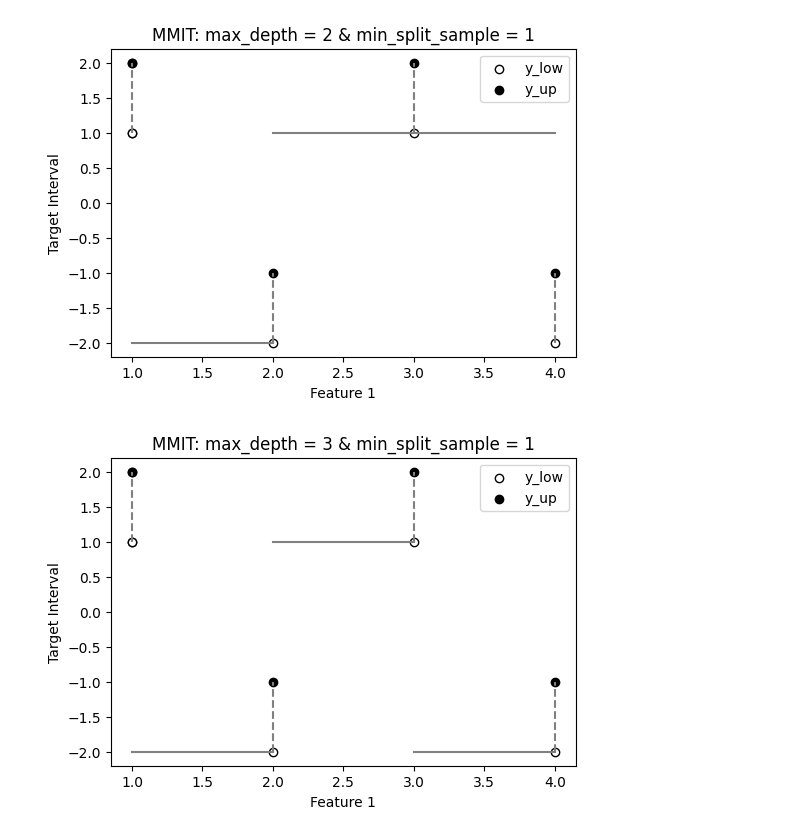
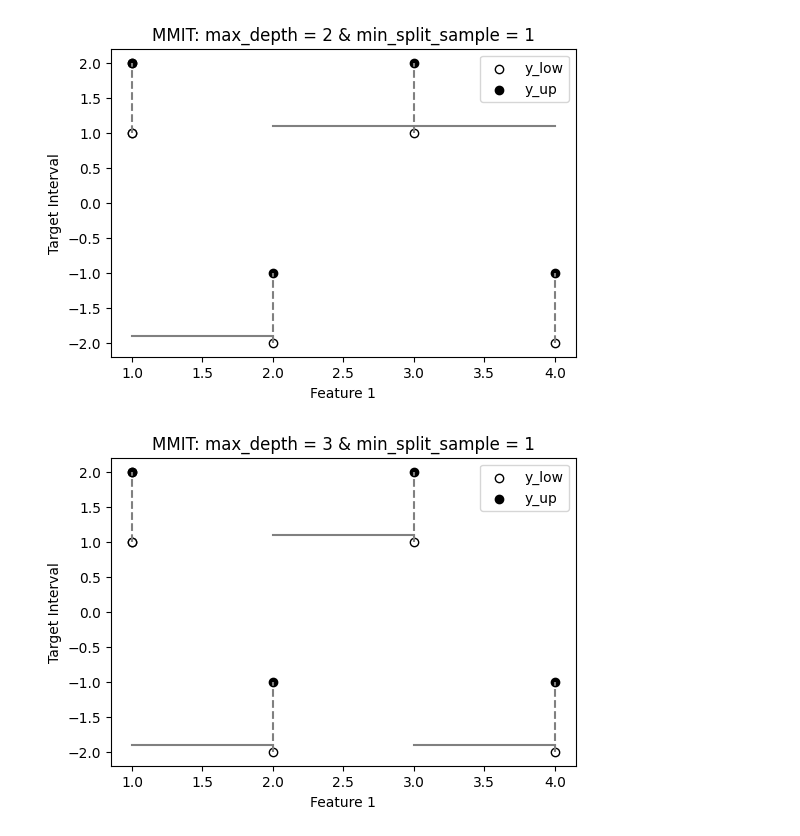
Before and after one commit to lamtung16/ML_Python_MMIT, a Jupyter notebook: test.ipynb, the cells around one changed output. Cells and saved outputs as stored; diff of their text form; code cells hidden in the pictures.

```diff
--- a/test.ipynb
+++ b/test.ipynb
@@ -2,7 +2,7 @@
 import numpy as np
 import matplotlib.pyplot as plt
 # %%
-class CustomDecisionTreeRegressor:
+class MMIT:
     def __init__(self, max_depth=3, margin_length=0.1, p=2, min_split_sample=2):
         # Initialize hyperparameters
         self.max_depth = max_depth  # Maximum depth of the tree
@@ -17,12 +17,11 @@ class CustomDecisionTreeRegressor:
 
     def hinge_error(self, y_pred, y_low, y_up):
         # Calculate hinge error based on prediction and interval targets
-        return (self.relu(y_low - y_pred + self.margin_length) ** self.p +
-                self.relu(y_pred - y_up + self.margin_length) ** self.p)
+        return self.relu(y_low - y_pred + self.margin_length) ** self.p + self.relu(y_pred - y_up + self.margin_length) ** self.p
 
     def best_split(self, X, y):
         # Determine the best feature and threshold for splitting the data
-        n_samples, n_features = X.shape
+        _, n_features = X.shape
         best_feature, best_threshold = None, None
         min_error = float('inf')
 
@@ -51,8 +50,8 @@ class CustomDecisionTreeRegressor:
 
     def evaluate_split(self, y):
         # Evaluate the hinge error for a split
-        y_low = y[:, 0]
-        y_up = y[:, 1]
+        y_low = y[:, 0] + self.margin_length
+        y_up = y[:, 1] - self.margin_length
         valid_values = np.concatenate([y_low[y_low != -np.inf], y_up[y_up != np.inf]])
 
         if len(valid_values) == 0:
@@ -65,8 +64,8 @@ class CustomDecisionTreeRegressor:
 
     def predict_leaf_value(self, y):
         # Predict the value at a leaf node
-        y_low = y[:, 0]
-        y_up = y[:, 1]
+        y_low = y[:, 0] + self.margin_length
+        y_up = y[:, 1] - self.margin_length
         valid_values = np.concatenate([y_low[y_low != -np.inf], y_up[y_up != np.inf]])
 
         if len(valid_values) == 0:
@@ -197,16 +196,16 @@ dtr.plot_tree_predictions(1, X, y)
 # %%
 # Example Usage
 X = np.array([[1, 1], [2, 1], [3, 1], [4, 1]])
 y = np.array([[1, 2], [-2, -1], [1, 2], [-2, -1]])
 
 # Plot predictions
-dtr = CustomDecisionTreeRegressor(max_depth=2, margin_length=0.1, p=2, min_split_sample=1)
+dtr = MMIT(max_depth=2, margin_length=0.1, p=2, min_split_sample=1)
 dtr.fit(X, y)
 dtr.plot_tree_predictions(1, X, y)
 
-dtr = CustomDecisionTreeRegressor(max_depth=3, margin_length=0.1, p=2, min_split_sample=1)
+dtr = MMIT(max_depth=3, margin_length=0.1, p=2, min_split_sample=1)
 dtr.fit(X, y)
 dtr.plot_tree_predictions(1, X, y)
 # %% [output]
-[figure, old version]
+[figure, new version]
-[figure, old version]
+[figure, new version]
```
Also changed, not shown: parts of 1 cell of this notebook, 1 other file.
